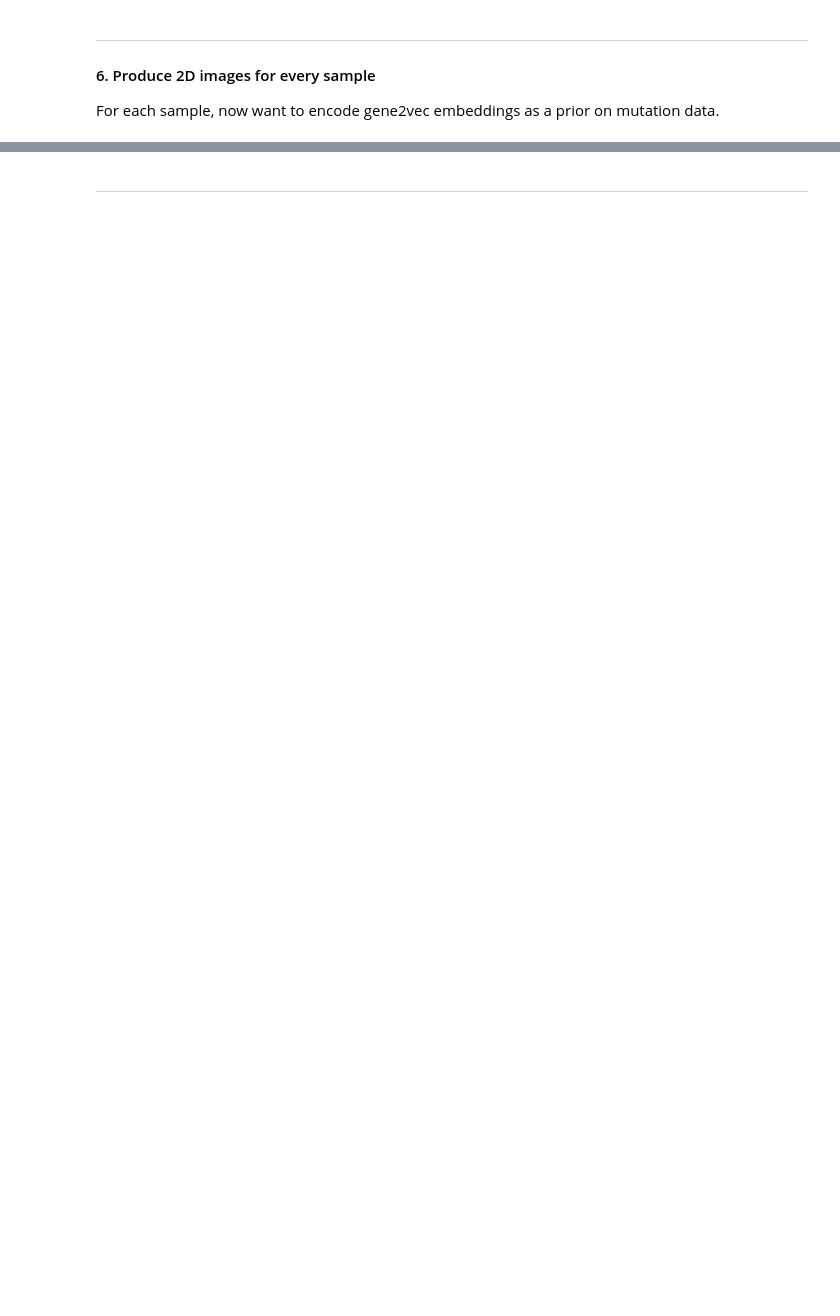
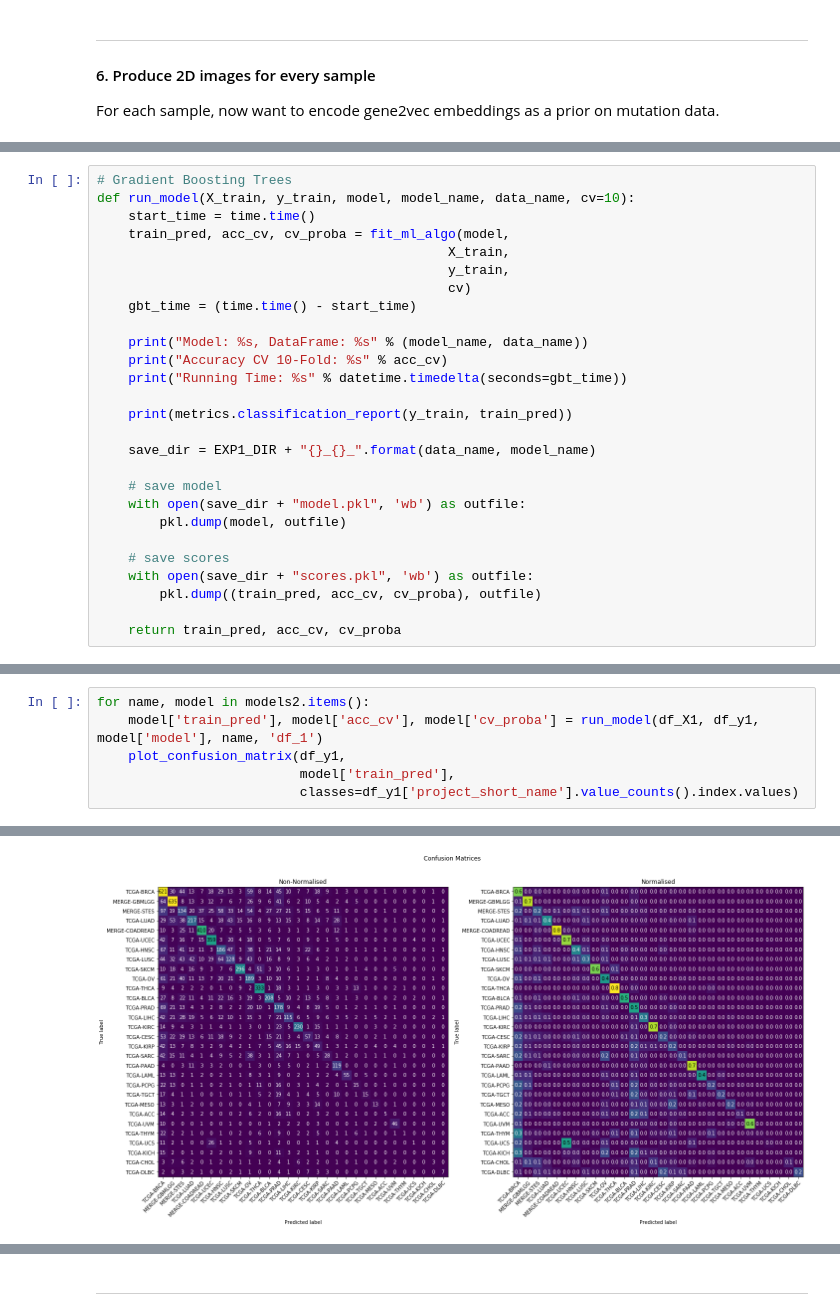
Before and after one commit to athon-millane/thesis, a Jupyter notebook: notebooks/gene2vec.ipynb, the cells around one changed output, grey strips where cells are left out. Saved outputs shown, nothing was run; the diff lists cells and outputs as text; blank space fills up the shorter version.

```diff
--- a/notebooks/gene2vec.ipynb
+++ b/notebooks/gene2vec.ipynb
@@ -457,0 +666,27 @@ visualise_sample(clustered[:,:,5000])
+# %%
+# Gradient Boosting Trees
+def run_model(X_train, y_train, model, model_name, data_name, cv=10):
+    start_time = time.time()
+    train_pred, acc_cv, cv_proba = fit_ml_algo(model,
+                                             X_train,
+                                             y_train,
+                                             cv)
+    gbt_time = (time.time() - start_time)
+
+    print("Model: %s, DataFrame: %s" % (model_name, data_name))
+    print("Accuracy CV 10-Fold: %s" % acc_cv)
+    print("Running Time: %s" % datetime.timedelta(seconds=gbt_time))
+
+    print(metrics.classification_report(y_train, train_pred))
+
+    save_dir = EXP1_DIR + "{}_{}_".format(data_name, model_name)
+
+    # save model
+    with open(save_dir + "model.pkl", 'wb') as outfile:
+        pkl.dump(model, outfile)
+
+    # save scores
+    with open(save_dir + "scores.pkl", 'wb') as outfile:
+        pkl.dump((train_pred, acc_cv, cv_proba), outfile)
+
+    return train_pred, acc_cv, cv_proba
@@ -457,0 +735,7 @@ visualise_sample(clustered[:,:,5000])
+# %%
+for name, model in models2.items():
+    model['train_pred'], model['acc_cv'], model['cv_proba'] = run_model(df_X1, df_y1, model['model'], name, 'df_1')
+    plot_confusion_matrix(df_y1,
+                          model['train_pred'],
+                          classes=df_y1['project_short_name'].value_counts().index.values)
+# %% [output]
@@ -457,0 +759 @@ visualise_sample(clustered[:,:,5000])
+[figure, added]
```
Also changed, not shown: parts of 40 cells of this notebook.
